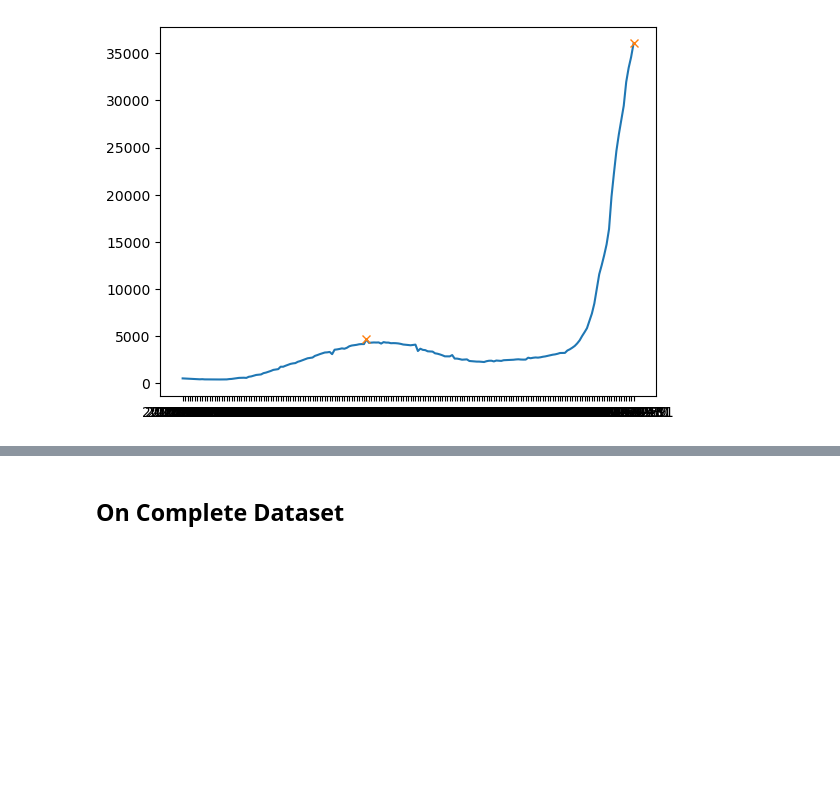
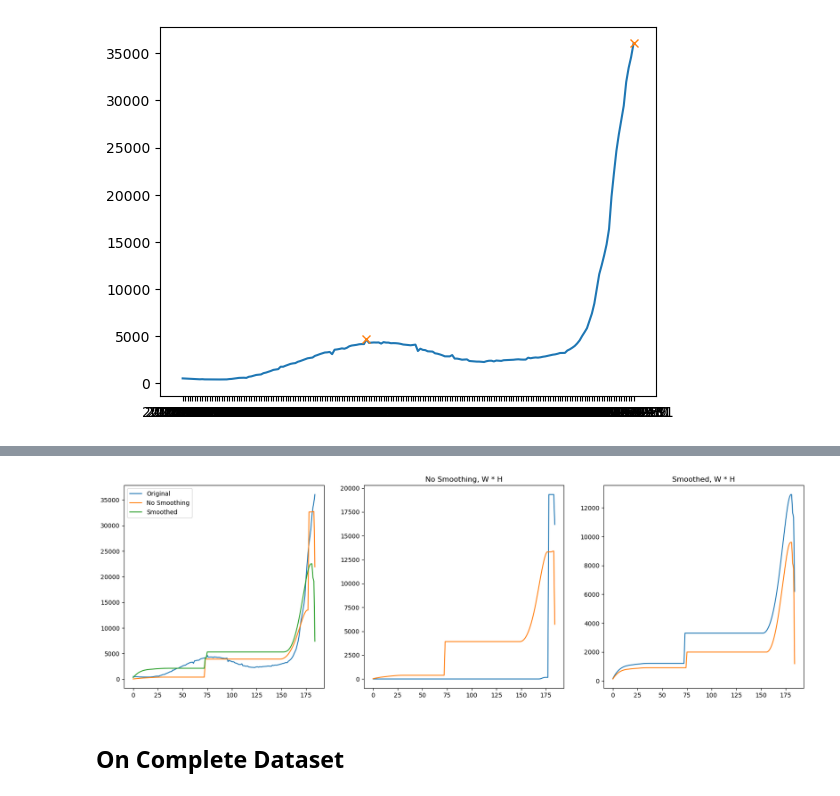
Before and after one commit to waqasbinhamed/numf, a Jupyter notebook: notebooks/Canada COVID Test.ipynb, the cells around one changed output, grey strips where cells are left out. Cells and saved outputs as stored; diff of their text form; code cells hidden in the pictures; blank space fills up the shorter version.

```diff
--- a/notebooks/Canada COVID Test.ipynb
+++ b/notebooks/Canada COVID Test.ipynb
@@ -196,5 +150,5 @@ W and H matrices saved in saved_output/14day/split2_it200_reg.npz in 200 iterati
 # %%
-df3 = pd.read_csv('data/canada_regional_14d_avg_split3.csv', index_col=0)
+df3 = pd.read_csv(f'{DATA_DIR_PATH}/canada_regional_14d_avg_split3.csv', index_col=0)
 
 # finding peaks
 peaks, _ = find_peaks(x=df3['total'], prominence=1, width=6)
@@ -264,3 +175,9 @@ W and H matrices saved in saved_output/14day/split3_it200_reg.npz in 200 iterati
+# %%
+W3, H3, _ = load_saved_models(f'{SAVED_OUTPUT_PATH}/14day/split3_it{iters}_no_reg.npz')
+W3reg, H3reg, _ = load_saved_models(f'{SAVED_OUTPUT_PATH}/14day/split3_it{iters}_reg.npz')
+plot_reg_graphs(M3, (W3, H3), (W3reg, H3reg))
+# %% [output]
+[figure, added]
 # %% [markdown]
 ## On Complete Dataset
 # %%
```
Also changed, not shown: parts of 28 cells of this notebook, 2 other files.
